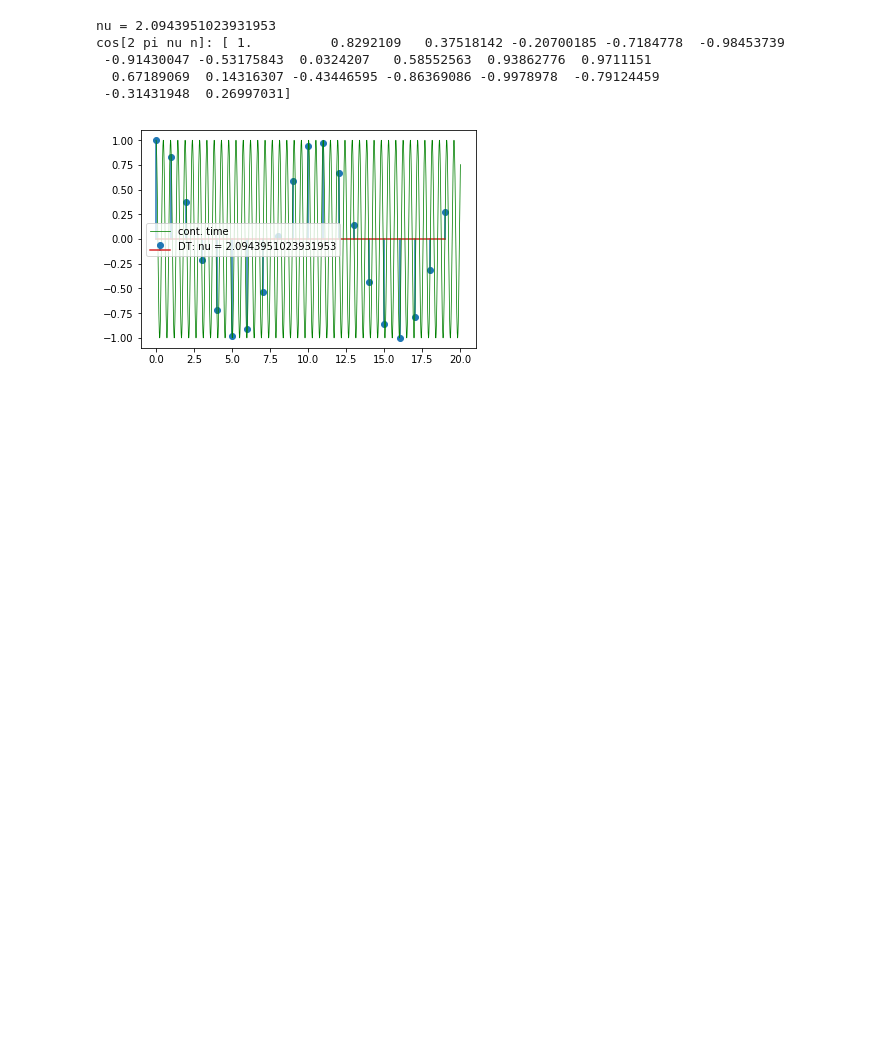
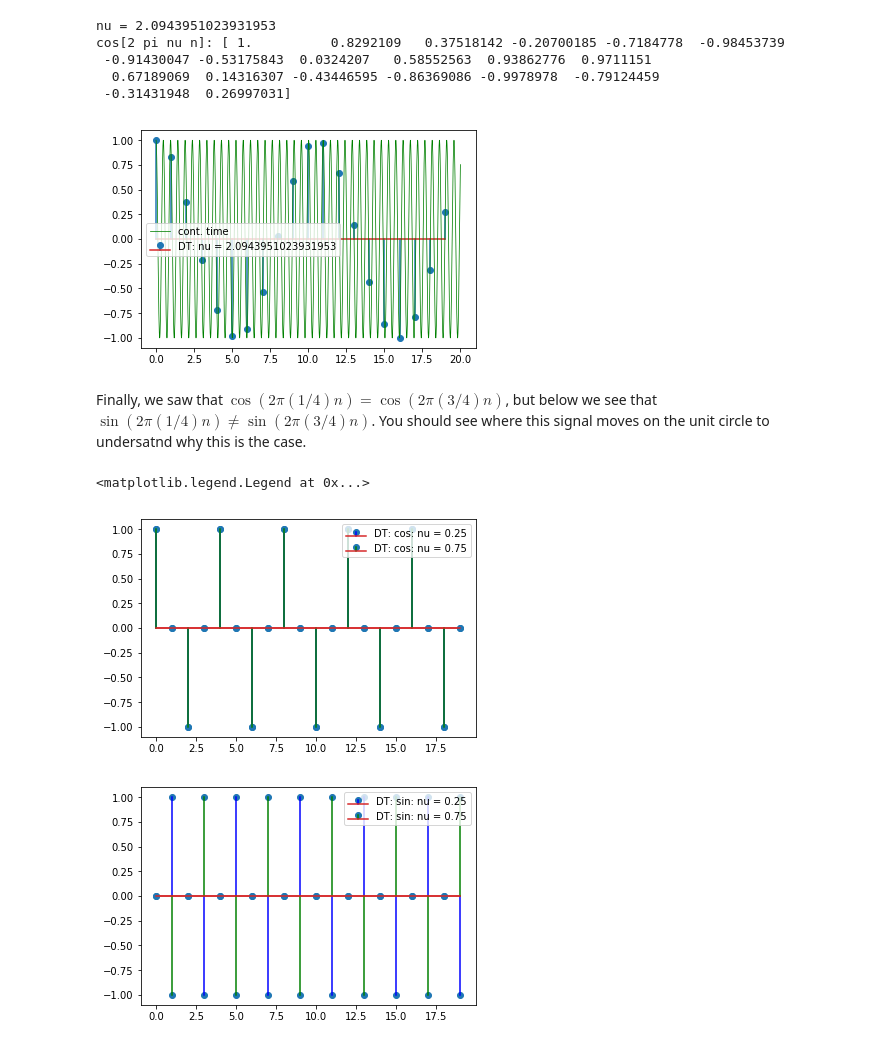
Before and after one commit to keithchugg/ee301_spring2021, a Jupyter notebook: lecture_examples/DT_freq_examples.ipynb, the cells around one changed output. Saved outputs shown, nothing was run; the diff lists cells and outputs as text; code cells hidden in the pictures; blank space fills up the shorter version.

```diff
--- a/lecture_examples/DT_freq_examples.ipynb
+++ b/lecture_examples/DT_freq_examples.ipynb
@@ -61,3 +76,24 @@ cos[2 pi nu n]: [ 1.          0.8292109   0.37518142 -0.20700185 -0.7184778  -0.
   0.67189069  0.14316307 -0.43446595 -0.86369086 -0.9978978  -0.79124459
  -0.31431948  0.26997031]
 [figure]
+# %% [markdown]
+Finally, we saw that $\cos( 2 \pi (1/4) n) = \cos( 2 \pi (3/4) n)$, but below we see that $\sin( 2 \pi (1/4) n) \neq \sin( 2 \pi (3/4) n)$.  You should see where this signal moves on the unit circle to undersatnd why this is the case.
+# %%
+n = np.arange(20)
+
+nu0 = 0.25
+nu1 = 0.75
+
+plt.figure()
+plt.stem(n, np.cos(2 * np.pi * nu0 * n), 'b', label=f'DT: cos: nu = {nu0}')
+plt.stem(n, np.cos(2 * np.pi * nu1 * n), 'g', label=f'DT: cos: nu = {nu1}')
+plt.legend()
+
+plt.figure()
+plt.stem(n, np.sin(2 * np.pi * nu0 * n), 'b', label=f'DT: sin: nu = {nu0}')
+plt.stem(n, np.sin(2 * np.pi * nu1 * n), 'g', label=f'DT: sin: nu = {nu1}')
+plt.legend()
+# %% [output]
+<matplotlib.legend.Legend at 0x...>
+[figure, added]
+[figure, added]
```
Also changed, not shown: parts of 6 cells of this notebook.
